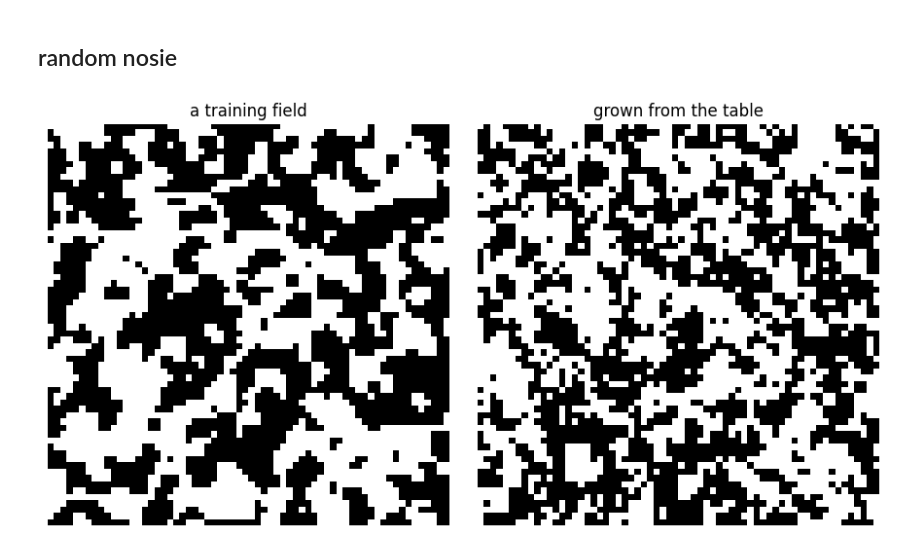
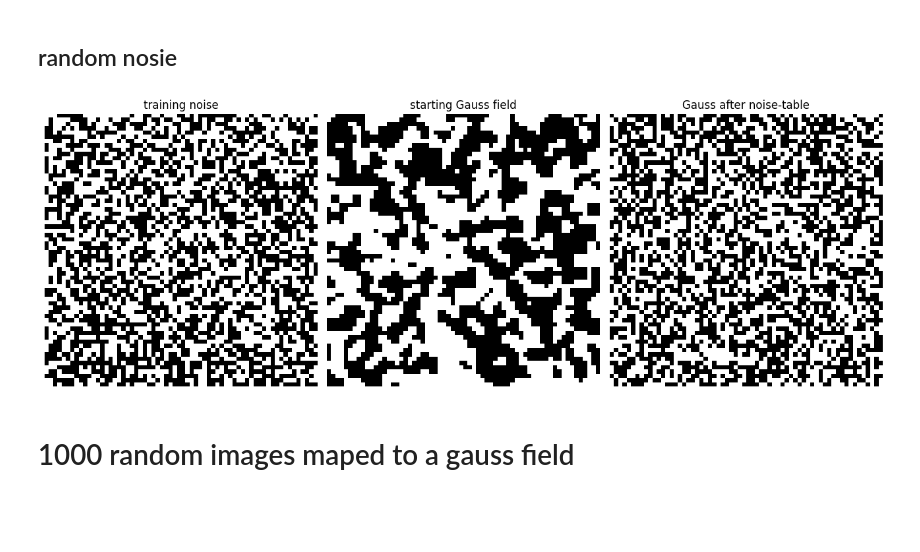
Before and after one commit to ioanb16/Growing-virtual-materials-cellular-automata-meets-geostatistics, a Jupyter notebook: notebooks/karnnaugh_practice.ipynb, the cells around one changed output. Cells and saved outputs as stored; diff of their text form; code cells hidden in the pictures; blank space fills up the shorter version.

Commit message:
split pattern work

```diff
--- a/notebooks/karnnaugh_practice.ipynb
+++ b/notebooks/karnnaugh_practice.ipynb
@@ -295,31 +366,53 @@ plt.tight_layout(); plt.show()
 # %% [markdown]
 ## random nosie
 # %%
+import numpy as np
+import matplotlib.pyplot as plt
+from collections import defaultdict
+from numpy.lib.stride_tricks import sliding_window_view
 
+bits = 1 << np.arange(8)
+def key_rigid(g):
+    return int(np.delete(g.flatten(), 4).dot(bits))
 
-#grow a NEW field from the table by Gibbs sampling
+# RANDOM NOISE
+rng = np.random.default_rng(0)
+noise = np.array([rng.integers(0, 2, (64, 64)) for _ in range(1001)])
+
+# probability table
+w = sliding_window_view(noise, (3, 3), axis=(1, 2)).reshape(-1, 3, 3)
+table = defaultdict(lambda: [0, 0])
+for g in w:
+    table[key_rigid(g)][int(g[1, 1])] += 1
+
 def p1_lookup(g):
     n0, n1 = table.get(key_rigid(g), [0, 0])
     t = n0 + n1
-    return n1 / t if t else 0.5          # unseen pattern -> coin flip
+    return n1 / t if t else 0.5
 
-def grow_field(size=64, sweeps=1, seed=0):
+# GAUSS FIELD, apply the noise-table
+def grow_field(start, sweeps=100, seed=0):
     rng = np.random.default_rng(seed)
-    f = rng.integers(0, 2, size=(size, size))     # start from noise
+    f = start.copy().astype(int)
+    size = f.shape[0]
     for _ in range(sweeps):
         for r in range(size):
             for c in range(size):
-                g = f[np.ix_([(r-1)%size, r, (r+1)%size],   # 3x3, wraps at edges
-                             [(c-1)%size, c, (c+1)%size])]
-                f[r, c] = 1 if rng.random() < p1_lookup(g) else 0   # SAMPLE
+                g = f[np.ix_([(r-1) % size, r, (r+1) % size],
+                             [(c-1) % size, c, (c+1) % size])]
+                f[r, c] = 1 if rng.random() < p1_lookup(g) else 0
     return f
 
-new = grow_field()
+gauss = make_field(seed=1001, scale=1.0)
+new = grow_field(gauss, sweeps=1)
 
-fig, ax = plt.subplots(1, 2, figsize=(9, 4.5))
-ax[0].imshow(train[0], cmap="gray"); ax[0].set_title("a training field")
-ax[1].imshow(new, cmap="gray");      ax[1].set_title("grown from the table")
+fig, ax = plt.subplots(1, 3, figsize=(13, 4.5))
+ax[0].imshow(noise[0], cmap="gray"); ax[0].set_title("training noise")
+ax[1].imshow(gauss,    cmap="gray"); ax[1].set_title("starting Gauss field")
+ax[2].imshow(new,      cmap="gray"); ax[2].set_title("Gauss after noise-table")
 for a in ax: a.axis("off")
 plt.tight_layout(); plt.show()
 # %% [output]
-[figure, old version]
+[figure, new version]
+# %% [markdown]
+# 1000 random images maped to a gauss field
```
Also changed, not shown: parts of 17 cells of this notebook, 2 other files.
